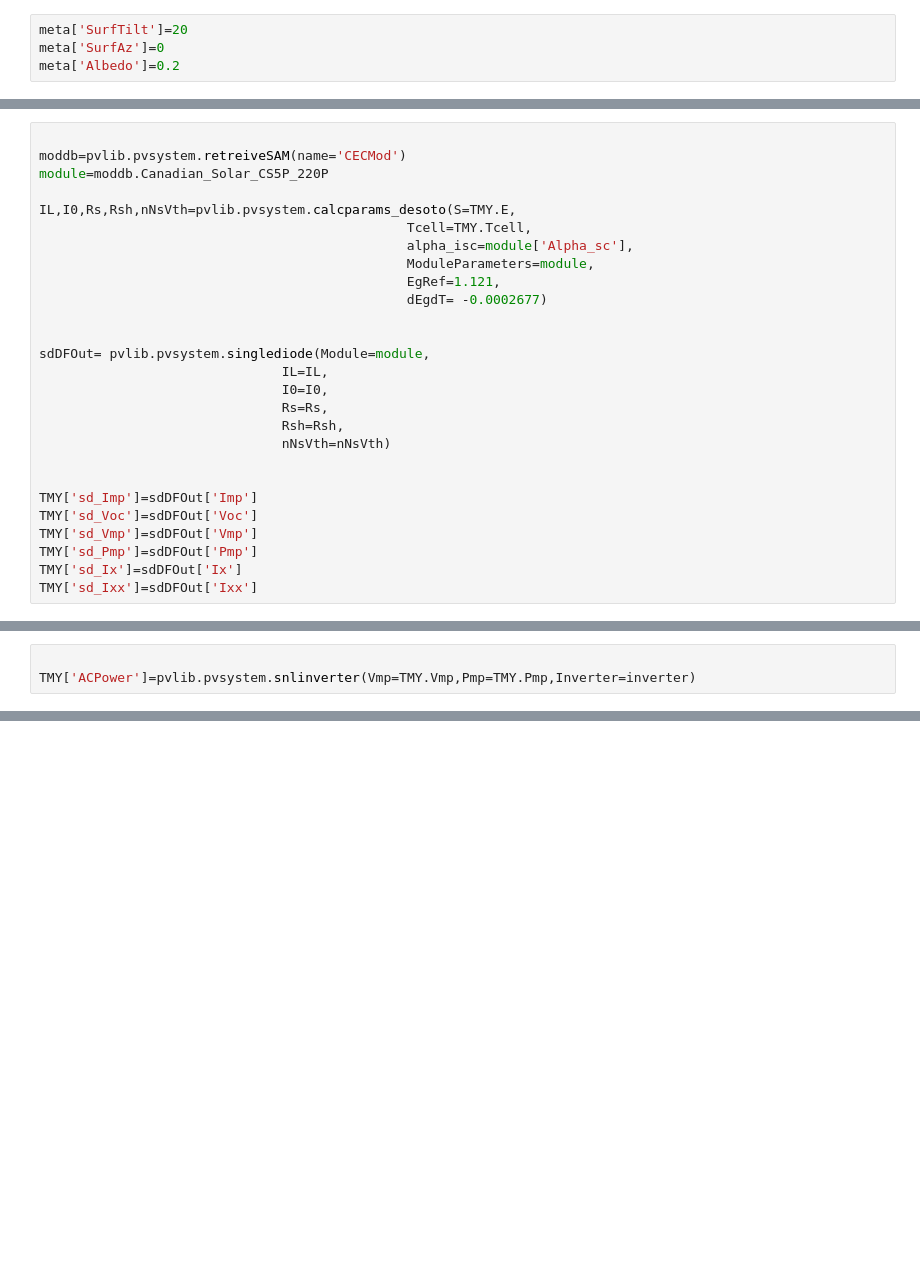
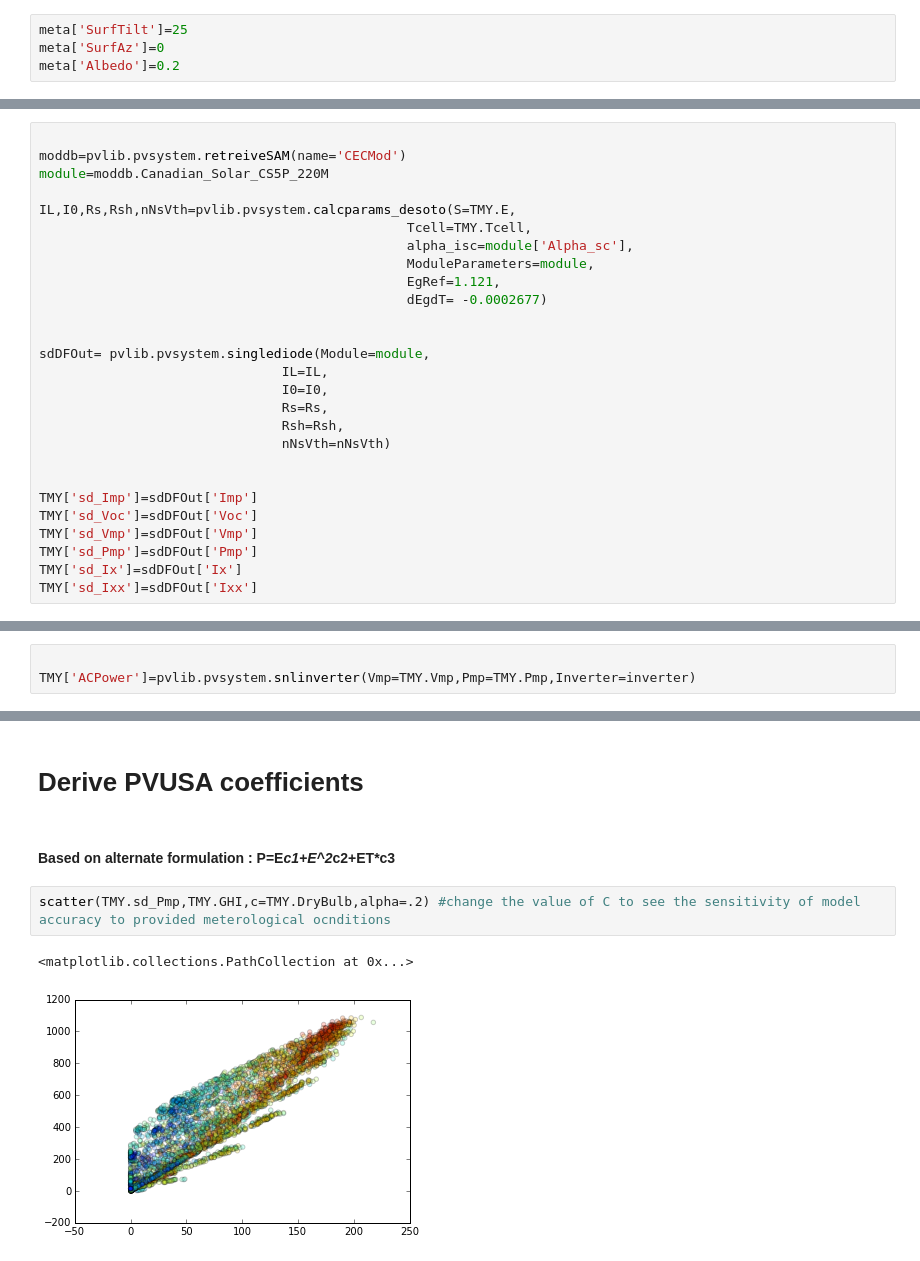
Before and after one commit to edresch/PVLIB_Python, a Jupyter notebook: docs/tutorials/Tutorial_1_introduction.ipynb, the cells around one changed output, grey strips where cells are left out. Saved outputs shown, nothing was run; the diff lists cells and outputs as text; blank space fills up the shorter version.

Commit message:
Minor tutorial updates and addition of PVUSA coefficient derivation

```diff
--- a/docs/tutorials/Tutorial_1_introduction.ipynb
+++ b/docs/tutorials/Tutorial_1_introduction.ipynb
@@ -19,7 +19,7 @@ import pandas as pd
 fname='./data/723650TY.csv' #Use absolute path if the file is not in the local directory
 TMY, meta=pvlib.tmy.readtmy3(filename=fname)
 # %%
-meta['SurfTilt']=20
+meta['SurfTilt']=25
 meta['SurfAz']=0
 meta['Albedo']=0.2
 # %%
@@ -198,7 +198,7 @@ TMY['Ixx']=DFOut['Ixx']
 # %%
 
 moddb=pvlib.pvsystem.retreiveSAM(name='CECMod')
-module=moddb.Canadian_Solar_CS5P_220P
+module=moddb.Canadian_Solar_CS5P_220M
 
 IL,I0,Rs,Rsh,nNsVth=pvlib.pvsystem.calcparams_desoto(S=TMY.E,
                                                Tcell=TMY.Tcell,
@@ -247,0 +246,9 @@ ylabel('Sandia model')
+# %% [markdown]
+# Derive PVUSA coefficients
+# %% [markdown]
+#### Based on alternate formulation : P=E*c1+E^2*c2+ET*c3
+# %%
+scatter(TMY.sd_Pmp,TMY.GHI,c=TMY.DryBulb,alpha=.2) #change the value of C to see the sensitivity of model accuracy to provided meterological ocnditions
+# %% [output]
+<matplotlib.collections.PathCollection at 0x...>
+[figure, added]
```
Also changed, not shown: parts of 5 cells of this notebook, 1 other file.
